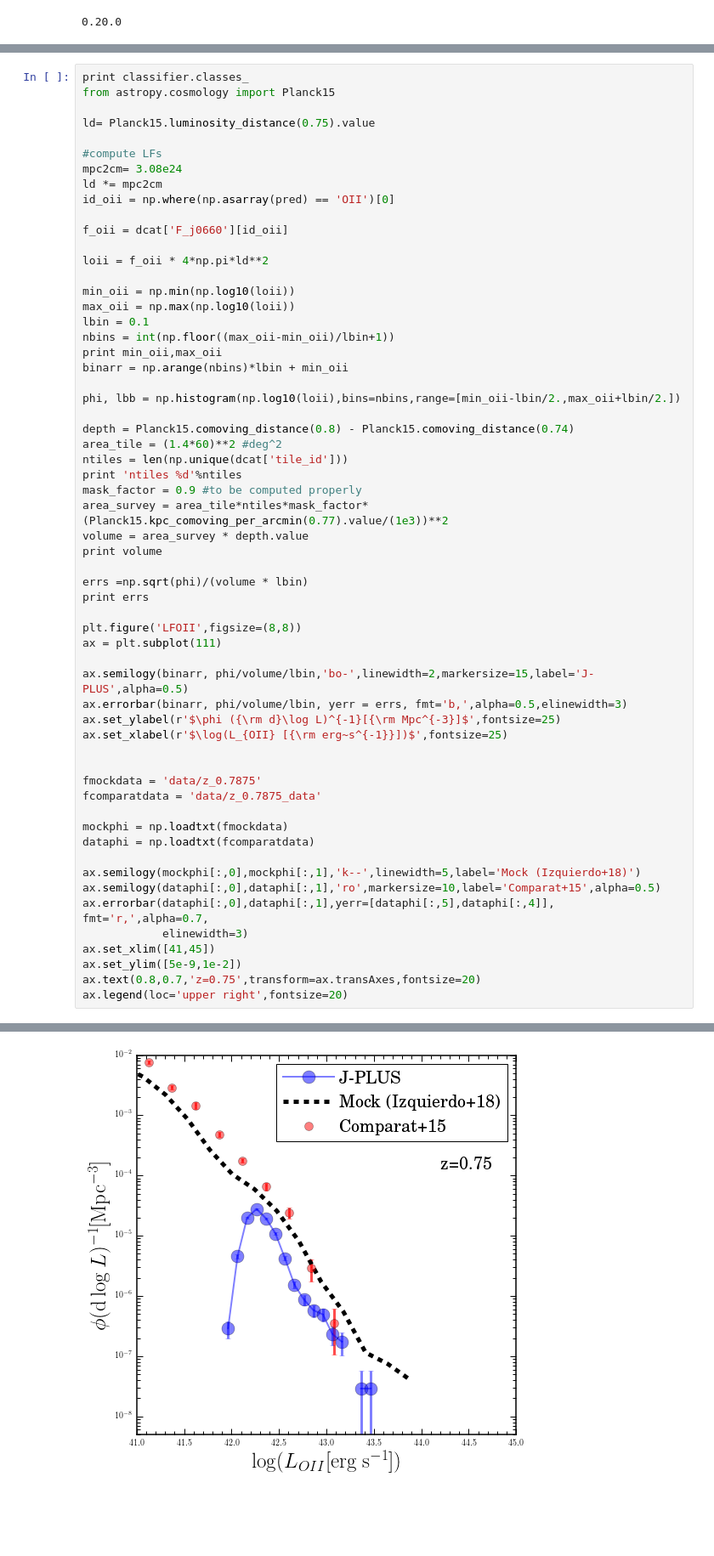
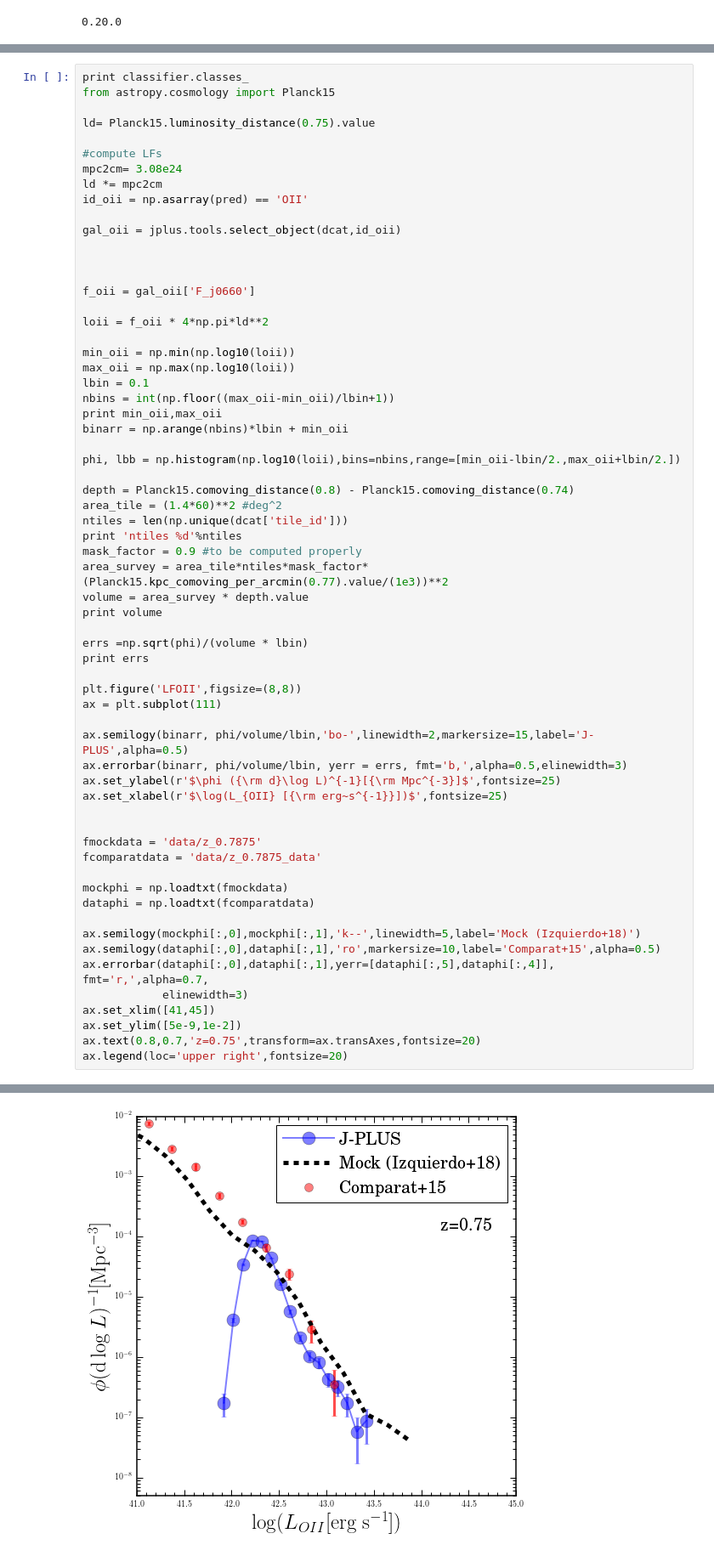
Before and after one commit to aaorsi/ELG_analysis, a Jupyter notebook: learn_ELGz.ipynb, the cells around one changed output, grey strips where cells are left out. Shown at 85% size. Cells and saved outputs as stored; diff of their text form; blank space fills up the shorter version.

```diff
--- a/learn_ELGz.ipynb
+++ b/learn_ELGz.ipynb
@@ -2130,9 +2132,13 @@ ld= Planck15.luminosity_distance(0.75).value
 #compute LFs
 mpc2cm= 3.08e24
 ld *= mpc2cm
-id_oii = np.where(np.asarray(pred) == 'OII')[0]
+id_oii = np.asarray(pred) == 'OII'
 
-f_oii = dcat['F_j0660'][id_oii]
+gal_oii = jplus.tools.select_object(dcat,id_oii)
+
+
+
+f_oii = gal_oii['F_j0660']
 
 loii = f_oii * 4*np.pi*ld**2
 
@@ -2192,2 +2198,2 @@ ntiles 484
 <matplotlib.legend.Legend at 0x...>
-[figure, old version]
+[figure, new version]
```
Also changed, not shown: parts of 14 cells of this notebook.
